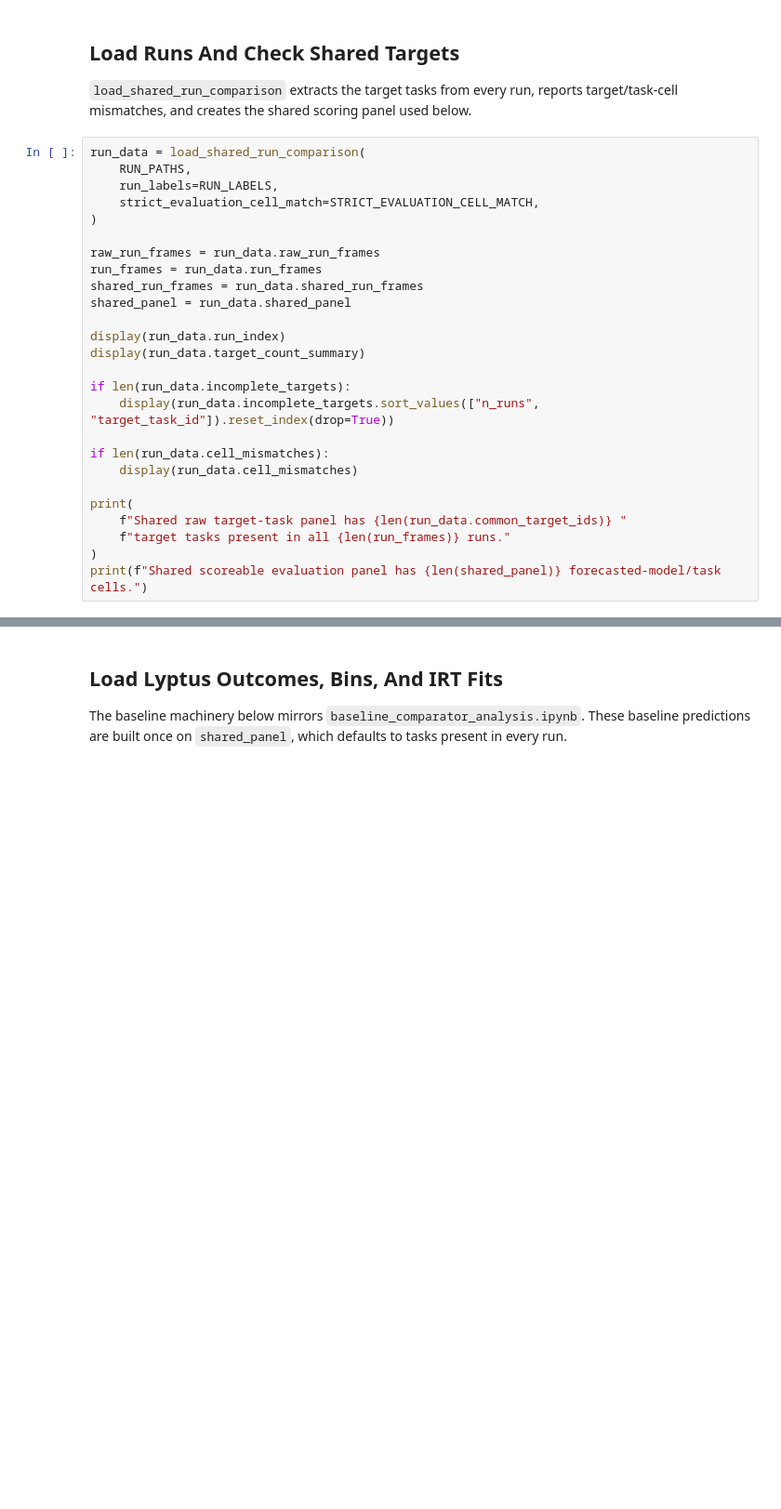
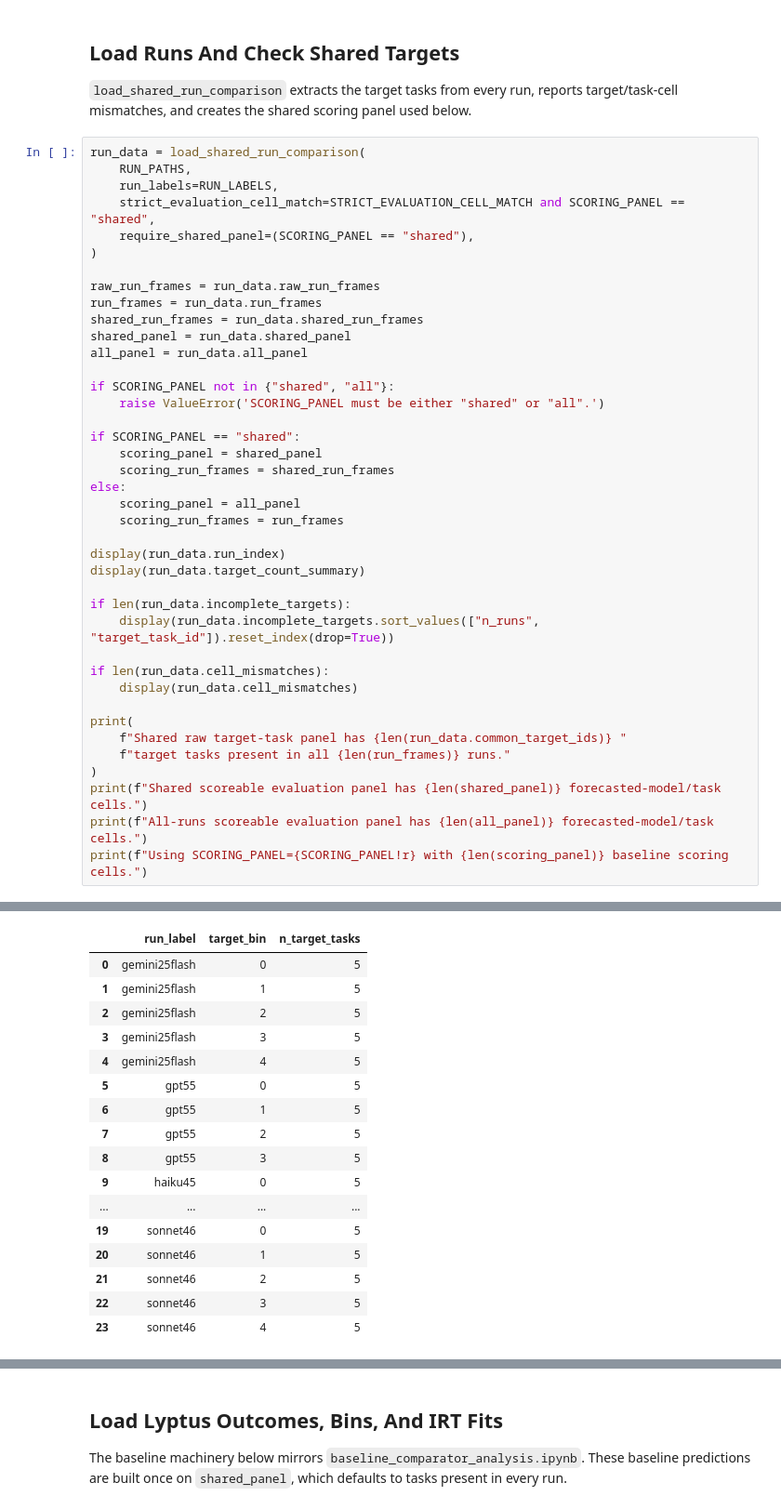
Before and after one commit to safer-ai/LLM_elicitation, a Jupyter notebook: report_analyses/actual_run_baseline_comparison.ipynb, the cells around one changed output, grey strips where cells are left out. Shown at 93% size. Cells and saved outputs as stored; diff of their text form; blank space fills up the shorter version.

```diff
--- a/report_analyses/actual_run_baseline_comparison.ipynb
+++ b/report_analyses/actual_run_baseline_comparison.ipynb
@@ -115,13 +120,25 @@ BASELINE_CONFIG = BaselineConfig(
 run_data = load_shared_run_comparison(
     RUN_PATHS,
     run_labels=RUN_LABELS,
-    strict_evaluation_cell_match=STRICT_EVALUATION_CELL_MATCH,
+    strict_evaluation_cell_match=STRICT_EVALUATION_CELL_MATCH and SCORING_PANEL == "shared",
+    require_shared_panel=(SCORING_PANEL == "shared"),
 )
 
 raw_run_frames = run_data.raw_run_frames
 run_frames = run_data.run_frames
 shared_run_frames = run_data.shared_run_frames
 shared_panel = run_data.shared_panel
+all_panel = run_data.all_panel
+
+if SCORING_PANEL not in {"shared", "all"}:
+    raise ValueError('SCORING_PANEL must be either "shared" or "all".')
+
+if SCORING_PANEL == "shared":
+    scoring_panel = shared_panel
+    scoring_run_frames = shared_run_frames
+else:
+    scoring_panel = all_panel
+    scoring_run_frames = run_frames
 
 display(run_data.run_index)
 display(run_data.target_count_summary)
@@ -137,3 +154,6 @@ print(
     f"target tasks present in all {len(run_frames)} runs."
 )
 print(f"Shared scoreable evaluation panel has {len(shared_panel)} forecasted-model/task cells.")
+print(f"All-runs scoreable evaluation panel has {len(all_panel)} forecasted-model/task cells.")
+print(f"Using SCORING_PANEL={SCORING_PANEL!r} with {len(scoring_panel)} baseline scoring cells.")
+# %% [output]
@@ -139,0 +166,17 @@ print(f"Shared scoreable evaluation panel has {len(shared_panel)} forecasted-mod
+|  | run_label | target_bin | n_target_tasks |
+| 0 | gemini25flash | 0 | 5 |
+| 1 | gemini25flash | 1 | 5 |
+| 2 | gemini25flash | 2 | 5 |
+| 3 | gemini25flash | 3 | 5 |
+| 4 | gemini25flash | 4 | 5 |
+| 5 | gpt55 | 0 | 5 |
+| 6 | gpt55 | 1 | 5 |
+| 7 | gpt55 | 2 | 5 |
+| 8 | gpt55 | 3 | 5 |
+| 9 | haiku45 | 0 | 5 |
+| ... | ... | ... | ... |
+| 19 | sonnet46 | 0 | 5 |
+| 20 | sonnet46 | 1 | 5 |
+| 21 | sonnet46 | 2 | 5 |
+| 22 | sonnet46 | 3 | 5 |
+| 23 | sonnet46 | 4 | 5 |
```
Also changed, not shown: parts of 10 cells of this notebook, 7 other files.
